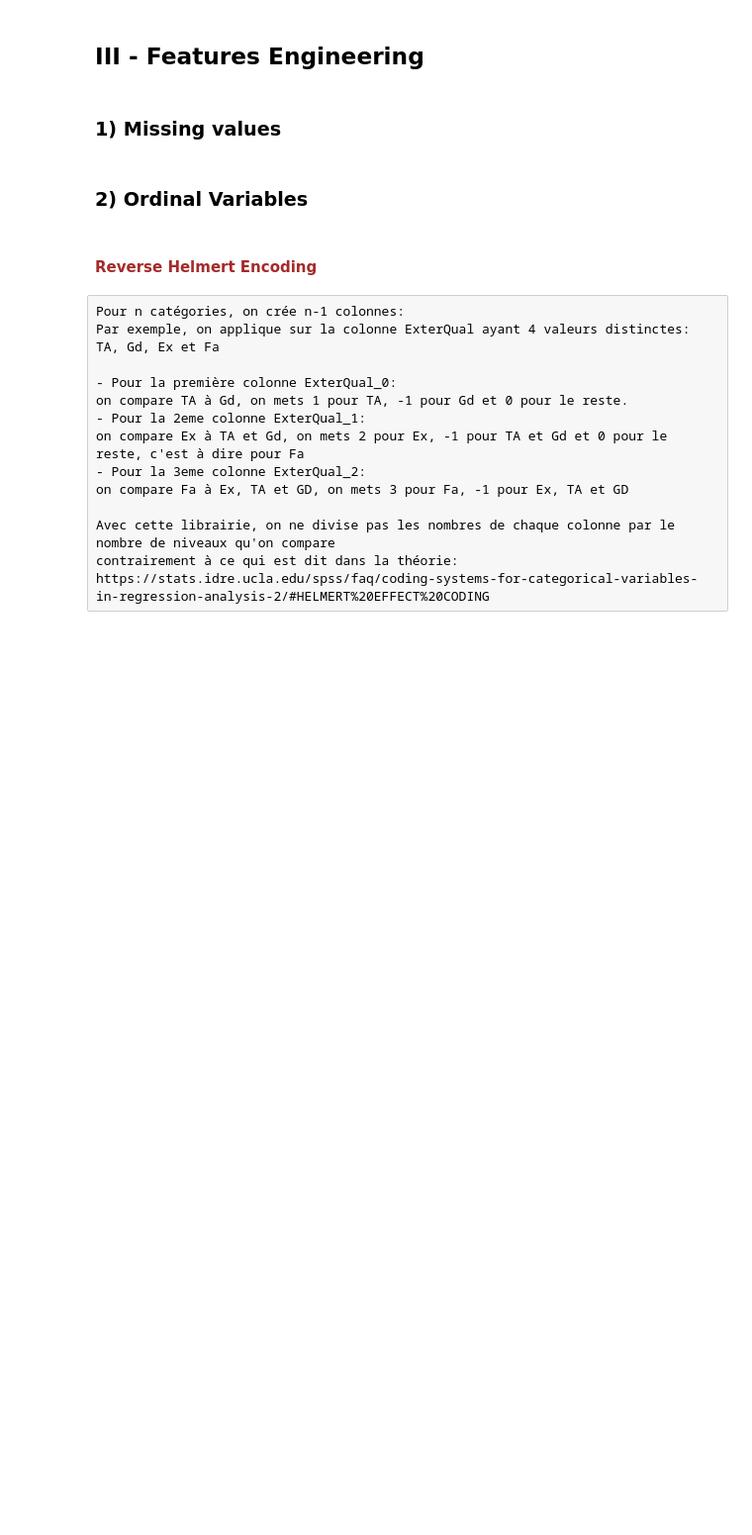
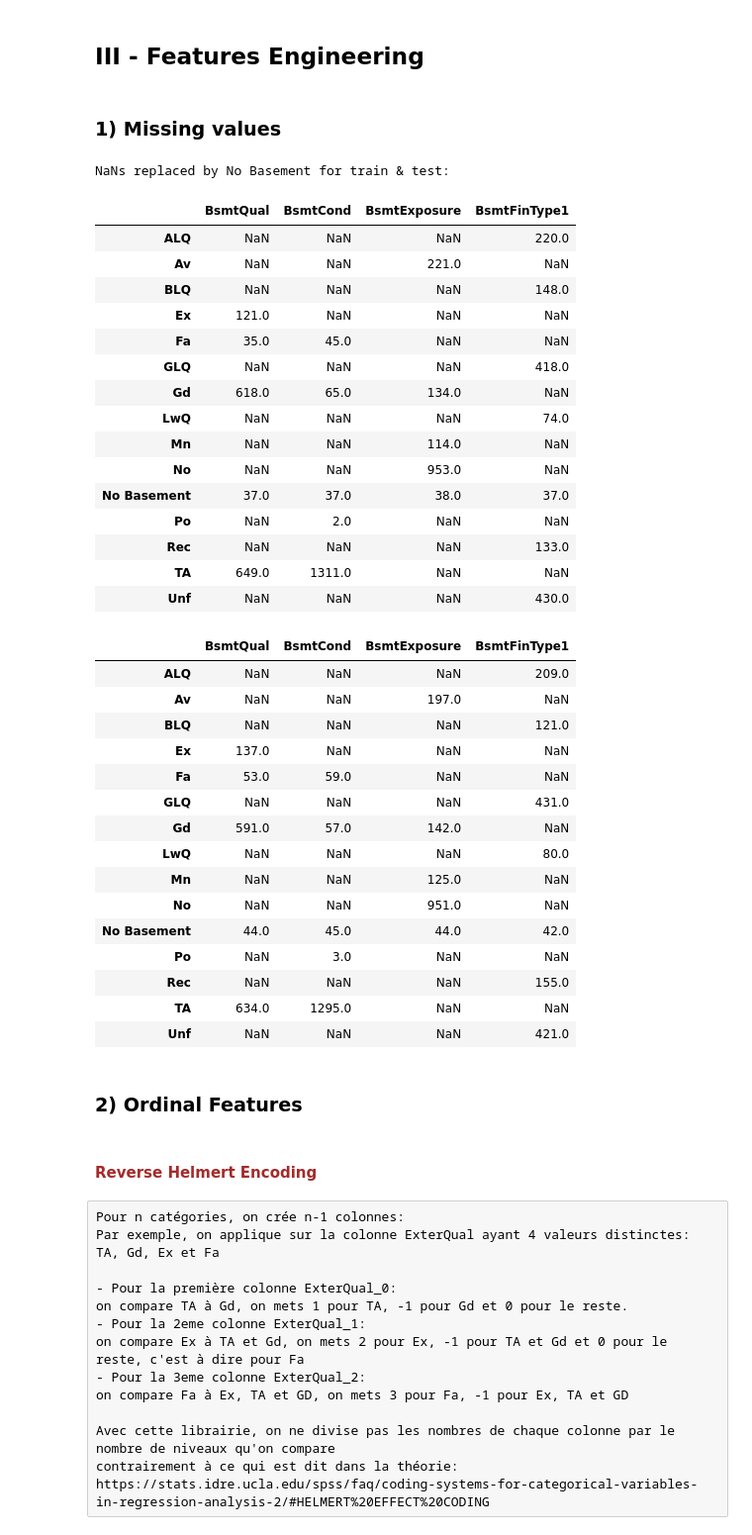
Before and after one commit to Smanesudo/house_predictions, a Jupyter notebook: House Pricing Kaggle.ipynb, the cells around one changed output. Shown at 99% size. Cells and saved outputs as stored; diff of their text form; code cells hidden in the pictures; blank space fills up the shorter version.

```diff
--- a/House Pricing Kaggle.ipynb
+++ b/House Pricing Kaggle.ipynb
@@ -184,9 +212,3 @@ train = train_data.copy()
 test = test_data.copy()
 # %% [markdown]
 ### 1) Missing values
-# %%
-import numpy as np
-def replace_nan(train, test, column, new_value):
-    train[column] = train[column].replace(np.nan, new_value)
-    test[column] = test[column].replace(np.nan, new_value)
-    return train, test
@@ -199,5 +229,44 @@ test['BsmtQual'].value_counts()
+# %%
+ordinal_features_with_nan = ['BsmtQual','BsmtCond', 'BsmtExposure', 'BsmtFinType1']
+new_value = 'No Basement'
+
+train, test = replace_nan(train, test, ordinal_features_with_nan, new_value, trace = True)
+# %% [output]
+NaNs replaced by No Basement for train & test:
+|  | BsmtQual | BsmtCond | BsmtExposure | BsmtFinType1 |
+| ALQ | NaN | NaN | NaN | 220.0 |
+| Av | NaN | NaN | 221.0 | NaN |
+| BLQ | NaN | NaN | NaN | 148.0 |
+| Ex | 121.0 | NaN | NaN | NaN |
+| Fa | 35.0 | 45.0 | NaN | NaN |
+| GLQ | NaN | NaN | NaN | 418.0 |
+| Gd | 618.0 | 65.0 | 134.0 | NaN |
+| LwQ | NaN | NaN | NaN | 74.0 |
+| Mn | NaN | NaN | 114.0 | NaN |
+| No | NaN | NaN | 953.0 | NaN |
+| No Basement | 37.0 | 37.0 | 38.0 | 37.0 |
+| Po | NaN | 2.0 | NaN | NaN |
+| Rec | NaN | NaN | NaN | 133.0 |
+| TA | 649.0 | 1311.0 | NaN | NaN |
+| Unf | NaN | NaN | NaN | 430.0 |
+|  | BsmtQual | BsmtCond | BsmtExposure | BsmtFinType1 |
+| ALQ | NaN | NaN | NaN | 209.0 |
+| Av | NaN | NaN | 197.0 | NaN |
+| BLQ | NaN | NaN | NaN | 121.0 |
+| Ex | 137.0 | NaN | NaN | NaN |
+| Fa | 53.0 | 59.0 | NaN | NaN |
+| GLQ | NaN | NaN | NaN | 431.0 |
+| Gd | 591.0 | 57.0 | 142.0 | NaN |
+| LwQ | NaN | NaN | NaN | 80.0 |
+| Mn | NaN | NaN | 125.0 | NaN |
+| No | NaN | NaN | 951.0 | NaN |
+| No Basement | 44.0 | 45.0 | 44.0 | 42.0 |
+| Po | NaN | 3.0 | NaN | NaN |
+| Rec | NaN | NaN | NaN | 155.0 |
+| TA | 634.0 | 1295.0 | NaN | NaN |
+| Unf | NaN | NaN | NaN | 421.0 |
 # %% [markdown]
-### 2) Ordinal Variables
+### 2) Ordinal Features
 # %%
 #train['ExterQual'].value_counts()
 # %%
```
Also changed, not shown: parts of 9 cells of this notebook.
